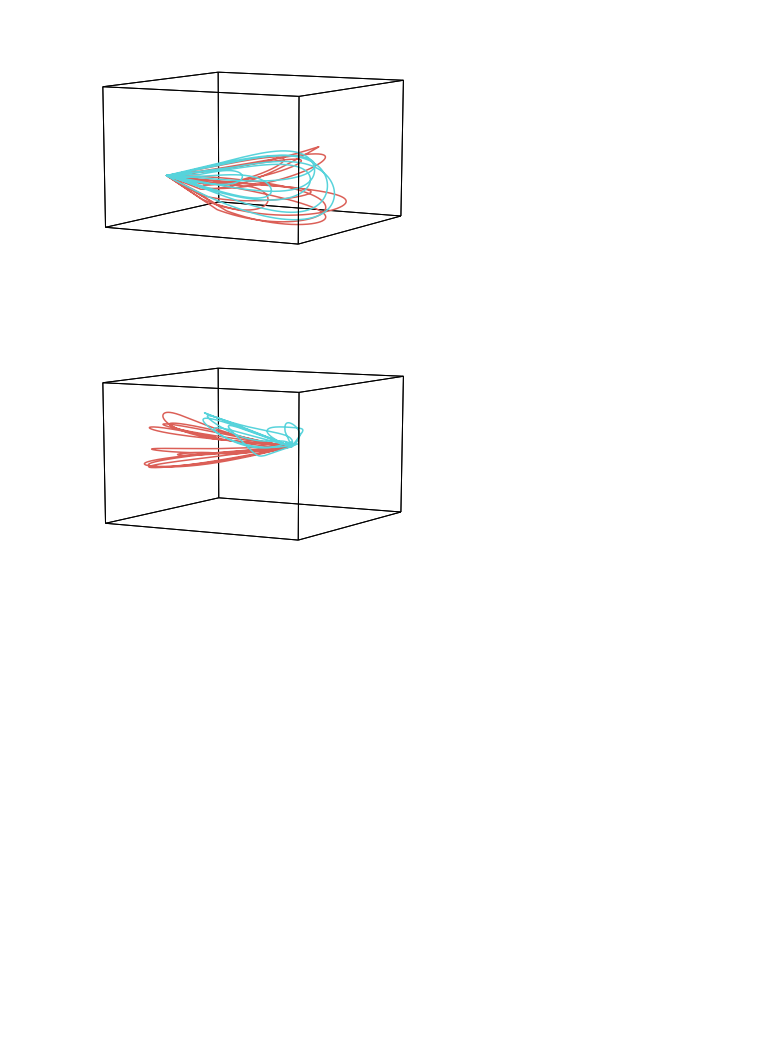
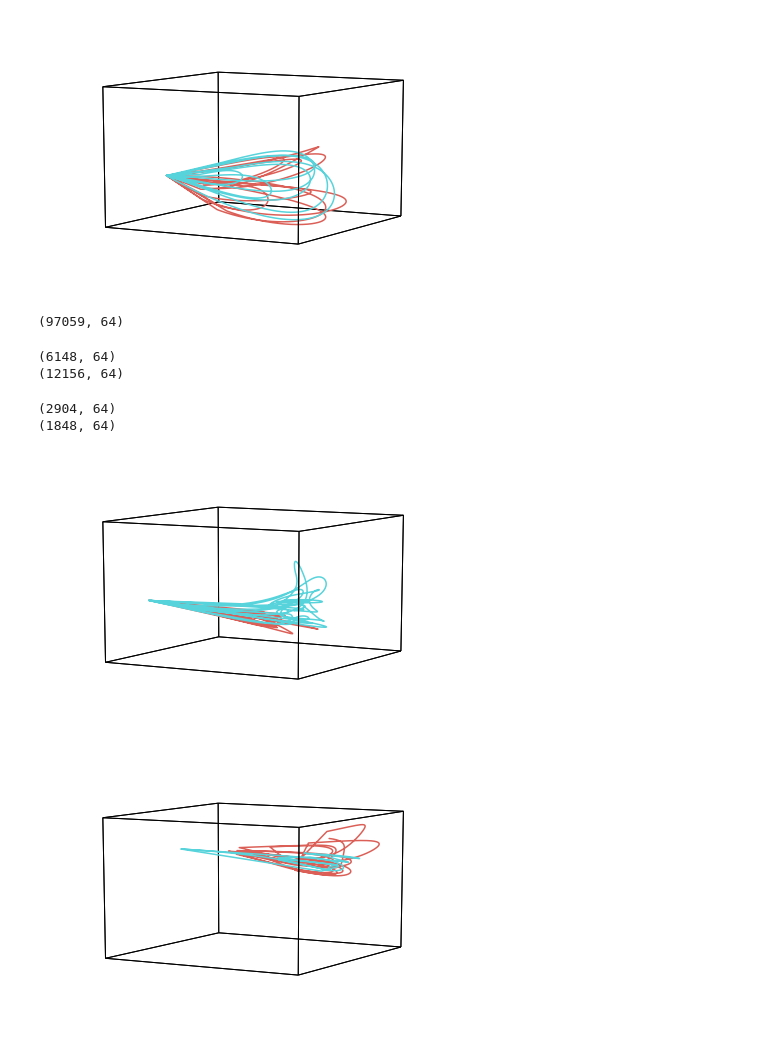
Before and after one commit to vandermeerlab/hc_hyperalign, a Jupyter notebook: python/sandbox.ipynb, the cells around one changed output. Saved outputs shown, nothing was run; the diff lists cells and outputs as text; code cells hidden in the pictures; blank space fills up the shorter version.

```diff
--- a/python/sandbox.ipynb
+++ b/python/sandbox.ipynb
@@ -57,7 +71,47 @@ geo = hyp.plot(aligned_spks)
 # %% [output]
 [figure]
-# %%
-aligned_spks = hyp.align([left_b_spikes.data, right_b_spikes.data[:7460]], align='SRM')
-geo = hyp.plot(aligned_spks)
-# %% [output]
-[figure, removed]
+# %%
+# Construct binned spikes (Q-matrix) using on-track data.
+on_track_start_d4 = info_d4.task_times['on_track'].time[0, 0]
+on_track_end_d4 = info_d4.task_times['on_track'].time[0, 1]
+binsize = 0.025
+
+binned_spikes_d4 = nept.utils.bin_spikes(spikes_d4, [on_track_start_d4, on_track_end_d4], binsize, gaussian_std=2, normalized=True)
+print(binned_spikes_d4.data.shape)
+# %% [output]
+(97059, 64)
+# %%
+# Find left and right trials
+left_epochs_d4 = info_d4.experiment_times['left_trials'].time
+right_epochs_d4 = info_d4.experiment_times['right_trials'].time
+
+left_b_spikes_d4 = binned_spikes_d4.time_slice(left_epochs_d4[:, 0], left_epochs_d4[:, 1])
+right_b_spikes_d4 = binned_spikes_d4.time_slice(right_epochs_d4[:, 0], right_epochs_d4[:, 1])
+
+print(left_b_spikes_d4.data.shape)
+print(right_b_spikes_d4.data.shape)
+# %% [output]
+(6148, 64)
+(12156, 64)
+# %%
+# Find the smallest trial interval for both left and right trials
+epochs_d4 = np.concatenate((left_epochs_d4, right_epochs_d4), axis=0)
+min_interval_d4 = min(epochs_d4[:, 1] - epochs_d4[:, 0])
+
+left_b_spikes_trunc_d4 = binned_spikes_d4.time_slice((left_epochs_d4[:, 1] - min_interval_d4), left_epochs_d4[:, 1])
+right_b_spikes_trunc_d4 = binned_spikes_d4.time_slice((right_epochs_d4[:, 1] - min_interval_d4), right_epochs_d4[:, 1])
+
+print(left_b_spikes_trunc_d4.data.shape)
+print(right_b_spikes_trunc_d4.data.shape)
+# %% [output]
+(2904, 64)
+(1848, 64)
+# %%
+# Plot binned_spikes for left and right trials
+geo = hyp.plot([left_b_spikes_d4.data, right_b_spikes_d4.data])
+
+# Plot binned_spikes for truncated left and right trials
+geo = hyp.plot([left_b_spikes_trunc_d4.data, right_b_spikes_trunc_d4.data])
+# %% [output]
+[figure, added]
+[figure, added]
```
Also changed, not shown: parts of 7 cells of this notebook.
